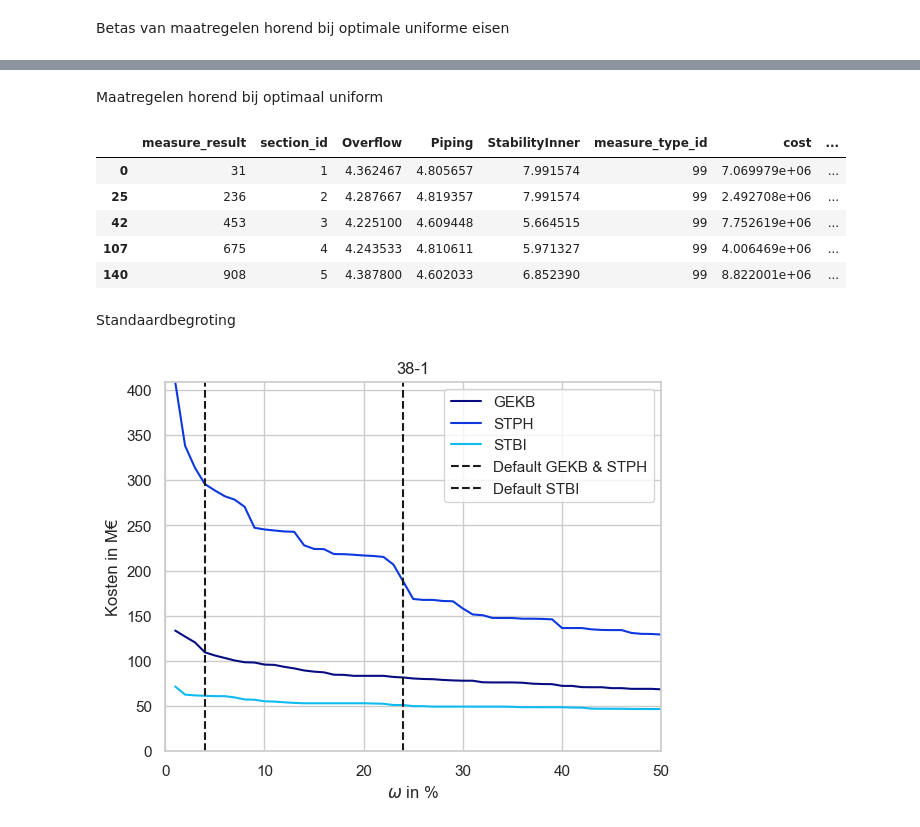
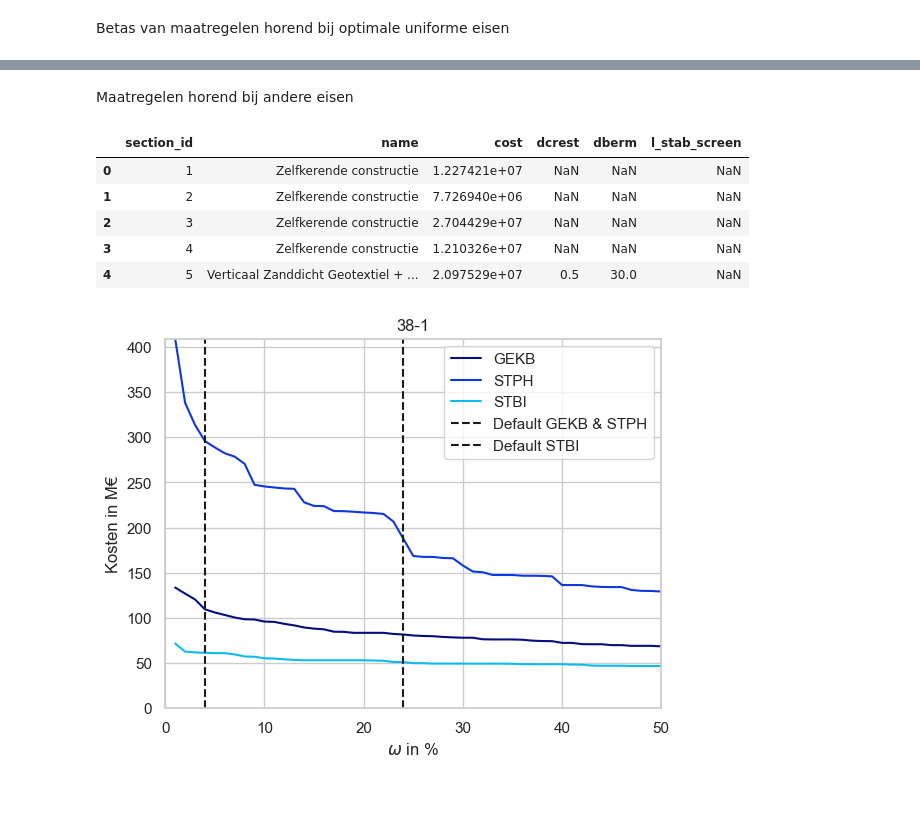
Before and after one commit to Deltares/VRSuiteUtils, a Jupyter notebook: postprocessing/cost_of_target_reliability.ipynb, the cells around one changed output, grey strips where cells are left out. Saved outputs shown, nothing was run; the diff lists cells and outputs as text; code cells hidden in the pictures; blank space fills up the shorter version.

```diff
--- a/postprocessing/cost_of_target_reliability.ipynb
+++ b/postprocessing/cost_of_target_reliability.ipynb
@@ -202,11 +163,2 @@ measures_optimal_uniform.to_csv(save_dir.joinpath(f'{DikeTrajectInfo.get(DikeTra
 # %% [markdown]
-Maatregelen horend bij optimaal uniform
+Maatregelen horend bij andere eisen
-# %%
-measures_optimal_uniform.head()
-# %% [output]
-|  | measure_result | section_id | Overflow | Piping | StabilityInner | measure_type_id | cost | ... |
-| 0 | 31 | 1 | 4.362467 | 4.805657 | 7.991574 | 99 | 7.069979e+06 | ... |
-| 25 | 236 | 2 | 4.287667 | 4.819357 | 7.991574 | 99 | 2.492708e+06 | ... |
-| 42 | 453 | 3 | 4.225100 | 4.609448 | 5.664515 | 99 | 7.752619e+06 | ... |
-| 107 | 675 | 4 | 4.243533 | 4.810611 | 5.971327 | 99 | 4.006469e+06 | ... |
-| 140 | 908 | 5 | 4.387800 | 4.602033 | 6.852390 | 99 | 8.822001e+06 | ... |
@@ -231,25 +165,14 @@ parameters_df.to_csv(save_dir.joinpath(f'{DikeTrajectInfo.get(DikeTrajectInfo.id
-# %% [markdown]
-Standaardbegroting
-# %%
-overflow_beta, piping_beta, stability_beta = target_beta_grid_specific[0]
-cost, pf, measures_standard = calculate_cost(overflow_beta, piping_beta, stability_beta, measures_df_with_dsn)
-measures_standard.to_csv(save_dir.joinpath(f'{DikeTrajectInfo.get(DikeTrajectInfo.id == 1).traject_name}_optimal_uniform_N={LE}.csv'))
-
-parameters = []
-for count, row in measures_standard.iterrows():
-    row_params = get_measure_parameters(row.measure_result, db_path)
-    measure_df_subset = measures_df.loc[row.measure_result]
-    if type(measure_df_subset) == pd.Series:
-        row_params['cost'] = measure_df_subset.cost
-    else:
-        row_params['cost'] = measure_df_subset.loc[np.round(measure_df_subset.Piping,2) == np.round(row.Piping,2)].cost.values[0]
-    # row_params.update(get_measure_costs(row.measure_result, db_path))
-    row_params.update(get_measure_type(row.measure_result, db_path))
-    if row.measure_type_id == 99:
-        row_params['name'] = 'Verticaal Zanddicht Geotextiel + Grondversterking binnenwaarts'
-    row_params['section_id'] = row.section_id
-    parameters.append(row_params)
-parameters_df = pd.DataFrame(parameters)
-parameters_df = parameters_df[['section_id', 'name', 'cost', 'dcrest', 'dberm', 'l_stab_screen']]
-parameters_df.to_csv(save_dir.joinpath(f'{DikeTrajectInfo.get(DikeTrajectInfo.id == 1).traject_name}_standard_N={LE}_parameters.csv'))
+# %%
+specific_betas = [item[0] for item in uniform_requirements.specific_target_beta_grid.values()]
+#ensure that order is right!
+cost, pf, measures = uniform_requirements.calculate_cost(*specific_betas, uniform_requirements.measures)
+
+uniform_requirements.get_measure_parameters(measures,db_path=db_path).head()
+# %% [output]
+|  | section_id | name | cost | dcrest | dberm | l_stab_screen |
+| 0 | 1 | Zelfkerende constructie | 1.227421e+07 | NaN | NaN | NaN |
+| 1 | 2 | Zelfkerende constructie | 7.726940e+06 | NaN | NaN | NaN |
+| 2 | 3 | Zelfkerende constructie | 2.704429e+07 | NaN | NaN | NaN |
+| 3 | 4 | Zelfkerende constructie | 1.210326e+07 | NaN | NaN | NaN |
+| 4 | 5 | Verticaal Zanddicht Geotextiel + ... | 2.097529e+07 | 0.5 | 30.0 | NaN |
 # %%
```
Also changed, not shown: parts of 16 cells of this notebook, 1 other file.
